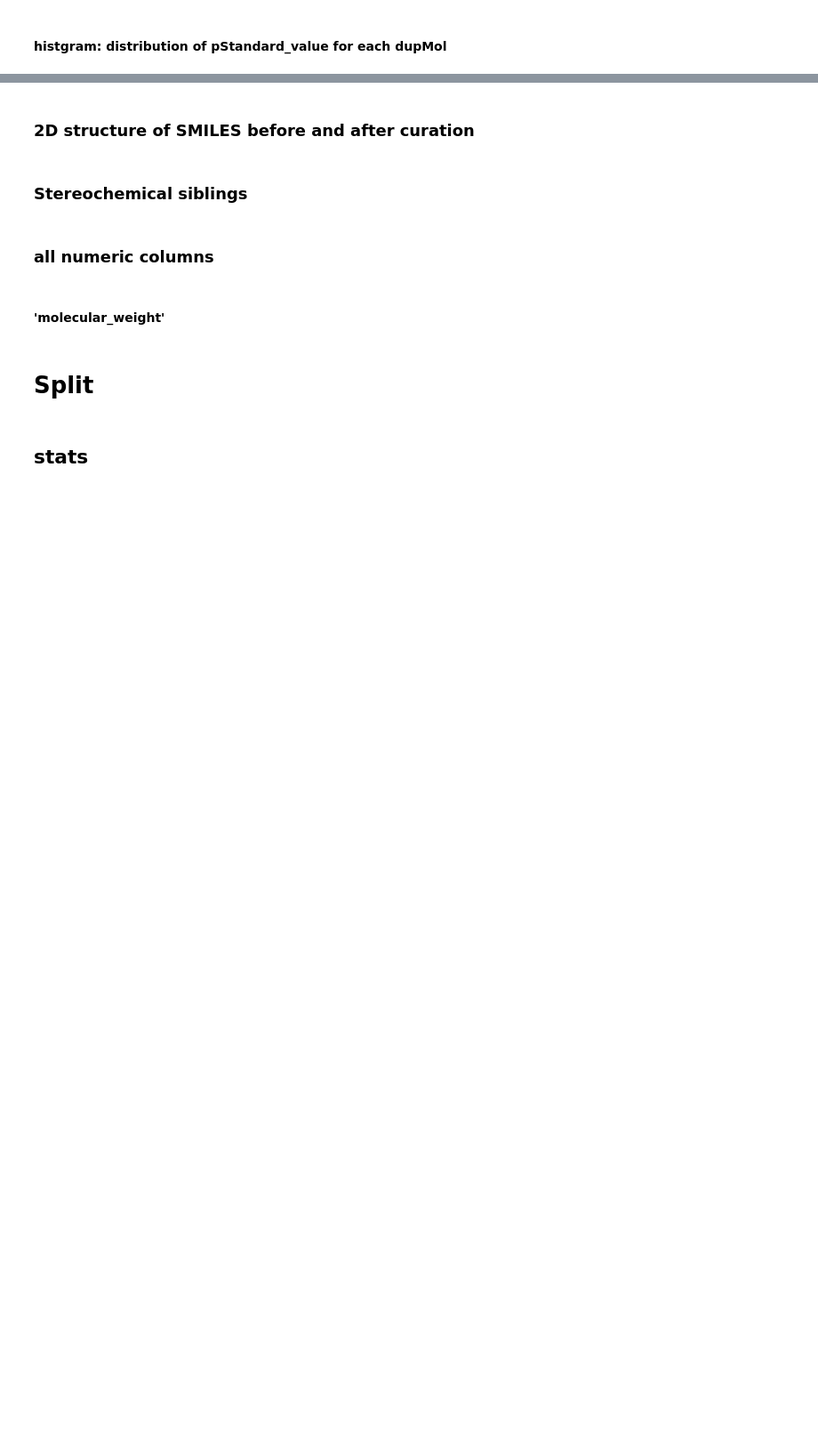
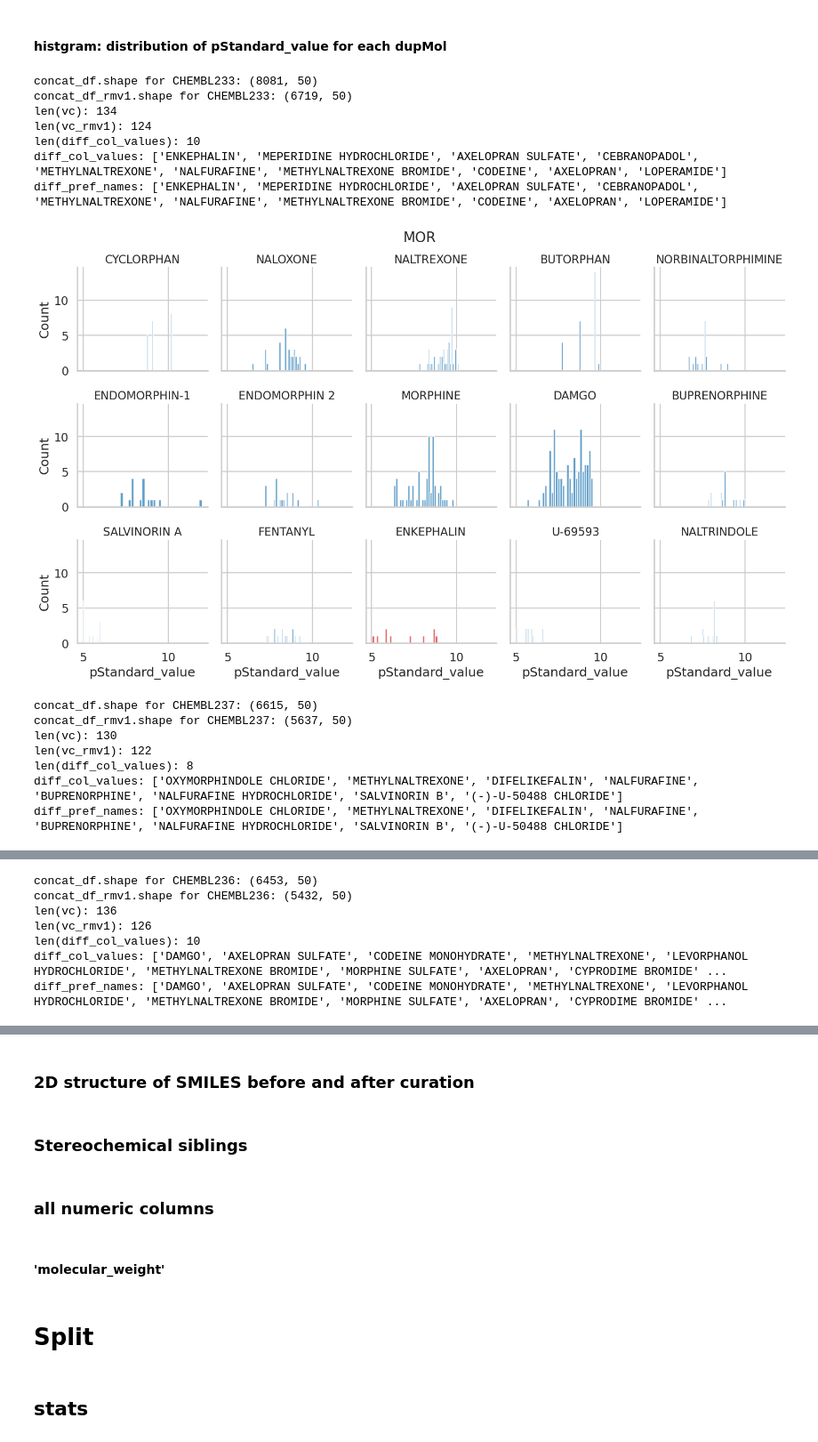
Before and after one commit to xixichennn/datacat4ml, a Jupyter notebook: datacat4ml/Scripts/data_prep/data_prep_viz.ipynb, the cells around one changed output, grey strips where cells are left out. Shown at 89% size. Cells and saved outputs as stored; diff of their text form; code cells hidden in the pictures; blank space fills up the shorter version.

```diff
--- a/datacat4ml/Scripts/data_prep/data_prep_viz.ipynb
+++ b/datacat4ml/Scripts/data_prep/data_prep_viz.ipynb
@@ -967,7 +1205,7 @@ def plot_diff_col_values(df, df_rmv1, col='pref_name', plot_diff=False):
 
     return diff_col_values
 
-def histgram_dupMol_pStandard_value(target='CHEMBL233', top_n=10):
+def histgram_dupMol_pStandard_value(target='CHEMBL233', top_n=10, col_wrap=5):
     # get the target_effect(all effects for a target) dataset
     concat_df = pd.DataFrame()
     for f in os.listdir(os.path.join(CURA_MHD_effect_OR_DIR, 'rmvDupMol0')):
@@ -990,35 +1228,51 @@ def histgram_dupMol_pStandard_value(target='CHEMBL233', top_n=10):
     # count the frequency of each pref_name
     counts = concat_df['pref_name'].value_counts()
     # keep only those with frequency >= top_n
     keep_idx = counts[counts >= top_n].index
     filtered_df = concat_df[concat_df['pref_name'].isin(keep_idx)]
 
     # Custom plotting function
     def hist_with_color(data, color=None, **kwargs):
         pref = data['pref_name'].iloc[0]
         if pref in diff_pref_names:
             c = "tab:red"  # color for pref_names removed by rmvDupMol1
         else:
             c = "tab:blue"  # color for others
         plt.hist(data["pStandard_value"], bins=30, color=c, alpha=0.7)
 
     # plot the histgram of pStandard_value for each pref_name
-    g = sns.FacetGrid(filtered_df, col='pref_name', col_wrap=5, sharex=True, sharey=True)
+    g = sns.FacetGrid(filtered_df, col='pref_name', col_wrap=col_wrap, sharex=True, sharey=True)
     #g.map(plt.hist, 'pStandard_value', bins=30)
     g.map_dataframe(hist_with_color)
     g.set_titles(col_template="{col_name}", size=16)
     g.set_axis_labels("pStandard_value", "Count")
     plt.subplots_adjust(top=0.9) # adjust the top to make space for suptitle
     #g.fig.suptitle(f'pStandard_value Distribution for dupMols in {OR_chemblids_name[target].upper()}', fontsize=14)
     g.fig.suptitle(f'{OR_chemblids_name[target].upper()}', fontsize=20, ha='center')
     plt.show()
 
     save_path = os.path.join(CURA_FIG_DIR, 'histgram_dupMol_pStandard_value')
     mkdirs(save_path)
     # save the figure
     g.savefig(os.path.join(save_path, f'histgram_dupMol_pStandard_value_{target}.pdf'), dpi=300, bbox_inches='tight')
 
-histgram_dupMol_pStandard_value(target='CHEMBL233', top_n=10)
-histgram_dupMol_pStandard_value(target='CHEMBL237', top_n=10)
-histgram_dupMol_pStandard_value(target='CHEMBL236', top_n=10)
-histgram_dupMol_pStandard_value(target='CHEMBL2014', top_n=5)
+histgram_dupMol_pStandard_value(target='CHEMBL233', top_n=10, col_wrap=5)
+histgram_dupMol_pStandard_value(target='CHEMBL237', top_n=10, col_wrap=4)
+histgram_dupMol_pStandard_value(target='CHEMBL236', top_n=10, col_wrap=5)
+histgram_dupMol_pStandard_value(target='CHEMBL2014', top_n=5, col_wrap=3)
+# %% [output]
+concat_df.shape for CHEMBL233: (8081, 50)
+concat_df_rmv1.shape for CHEMBL233: (6719, 50)
+len(vc): 134
+len(vc_rmv1): 124
+len(diff_col_values): 10
+diff_col_values: ['ENKEPHALIN', 'MEPERIDINE HYDROCHLORIDE', 'AXELOPRAN SULFATE', 'CEBRANOPADOL', 'METHYLNALTREXONE', 'NALFURAFINE', 'METHYLNALTREXONE BROMIDE', 'CODEINE', 'AXELOPRAN', 'LOPERAMIDE']
+diff_pref_names: ['ENKEPHALIN', 'MEPERIDINE HYDROCHLORIDE', 'AXELOPRAN SULFATE', 'CEBRANOPADOL', 'METHYLNALTREXONE', 'NALFURAFINE', 'METHYLNALTREXONE BROMIDE', 'CODEINE', 'AXELOPRAN', 'LOPERAMIDE']
+[figure, added]
+concat_df.shape for CHEMBL237: (6615, 50)
+concat_df_rmv1.shape for CHEMBL237: (5637, 50)
+len(vc): 130
+len(vc_rmv1): 122
+len(diff_col_values): 8
+diff_col_values: ['OXYMORPHINDOLE CHLORIDE', 'METHYLNALTREXONE', 'DIFELIKEFALIN', 'NALFURAFINE', 'BUPRENORPHINE', 'NALFURAFINE HYDROCHLORIDE', 'SALVINORIN B', '(-)-U-50488 CHLORIDE']
+diff_pref_names: ['OXYMORPHINDOLE CHLORIDE', 'METHYLNALTREXONE', 'DIFELIKEFALIN', 'NALFURAFINE', 'BUPRENORPHINE', 'NALFURAFINE HYDROCHLORIDE', 'SALVINORIN B', '(-)-U-50488 CHLORIDE']
@@ -1024,0 +1280,7 @@ histgram_dupMol_pStandard_value(target='CHEMBL2014', top_n=5)
+concat_df.shape for CHEMBL236: (6453, 50)
+concat_df_rmv1.shape for CHEMBL236: (5432, 50)
+len(vc): 136
+len(vc_rmv1): 126
+len(diff_col_values): 10
+diff_col_values: ['DAMGO', 'AXELOPRAN SULFATE', 'CODEINE MONOHYDRATE', 'METHYLNALTREXONE', 'LEVORPHANOL HYDROCHLORIDE', 'METHYLNALTREXONE BROMIDE', 'MORPHINE SULFATE', 'AXELOPRAN', 'CYPRODIME BROMIDE' ...
+diff_pref_names: ['DAMGO', 'AXELOPRAN SULFATE', 'CODEINE MONOHYDRATE', 'METHYLNALTREXONE', 'LEVORPHANOL HYDROCHLORIDE', 'METHYLNALTREXONE BROMIDE', 'MORPHINE SULFATE', 'AXELOPRAN', 'CYPRODIME BROMIDE' ...
```
Also changed, not shown: parts of 17 cells of this notebook, 6 other files.
